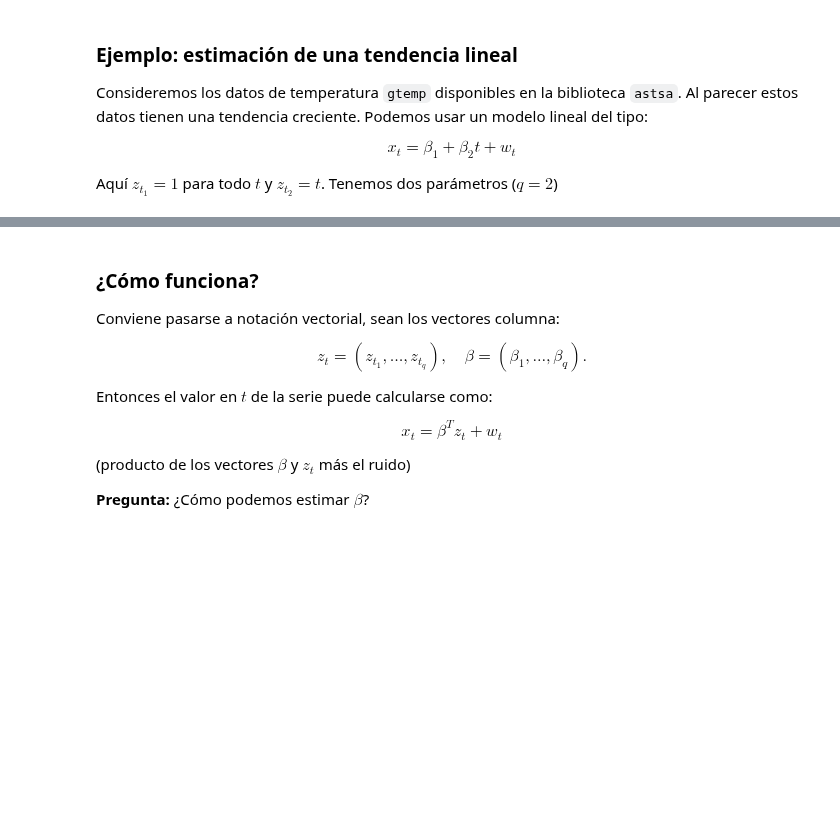
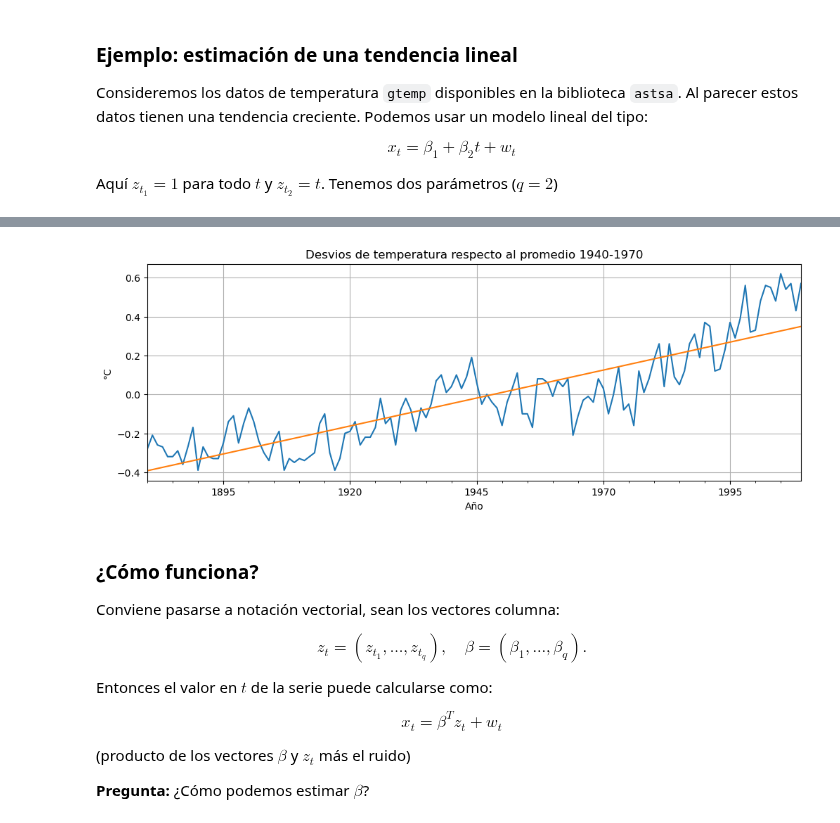
Before and after one commit to aferragu/curso_series_temporales, a Jupyter notebook: 2- Analisis exploratorio/Analisis Exploratorio de Series Temporales - Parte 1.ipynb, the cells around one changed output, grey strips where cells are left out. Cells and saved outputs as stored; diff of their text form; code cells hidden in the pictures; blank space fills up the shorter version.

```diff
--- a/2- Analisis exploratorio/Analisis Exploratorio de Series Temporales - Parte 1.ipynb
+++ b/2- Analisis exploratorio/Analisis Exploratorio de Series Temporales - Parte 1.ipynb
@@ -109,0 +81,12 @@ lines(predictions, col=5, lwd=2)
+# %%
+import numpy as np
+import pandas as pd
+import statsmodels.api as sm
+from statsmodels.formula.api import ols
+
+time = pd.Series([idx.ordinal for idx in gtemp.index], index=gtemp.index)
+data_reg = pd.concat([time, gtemp], axis=1)
+data_reg.columns = ["time", "gtemp"]
+
+fit = ols(formula="gtemp ~ time", data=data_reg).fit()
+print(fit.summary())
@@ -110,3 +111,11 @@ lines(predictions, col=5, lwd=2)
+# %%
+ax = gtemp.plot(xlabel="Time", ylabel="Temp deviation", legend=False)
+ax.plot(data_reg.index, fit.params.Intercept + fit.params.time * time)
+plt.title("Desvios de temperatura respecto al promedio 1940-1970")
+plt.ylabel("°C")
+plt.xlabel("Año");
+# %% [output]
+[figure, added]
 # %% [markdown]
 ### ¿Cómo funciona?
 
```
Also changed, not shown: parts of 34 cells of this notebook.
